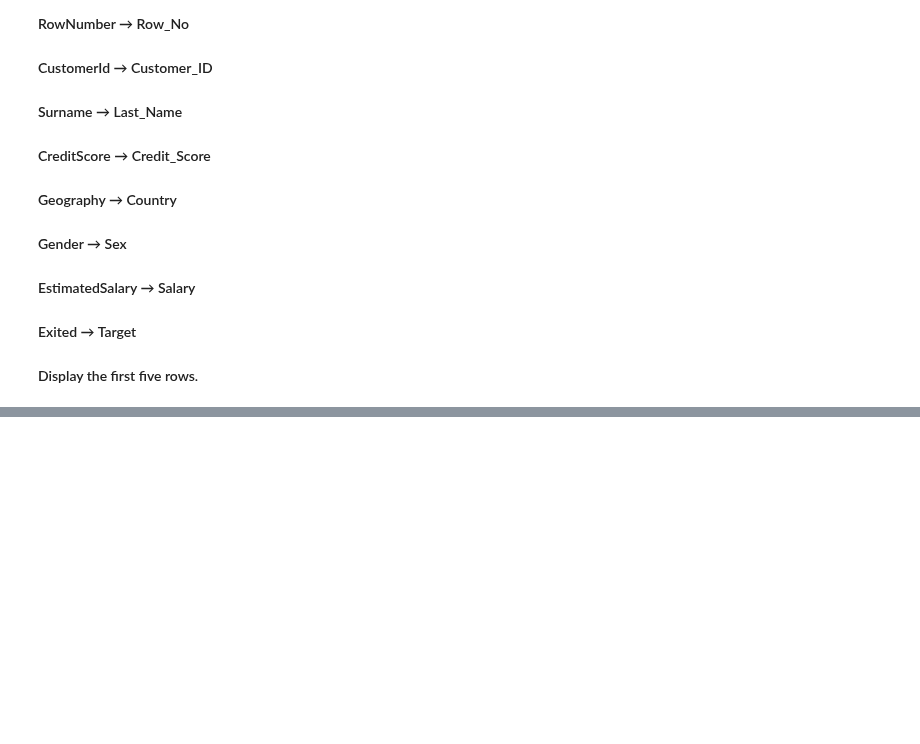
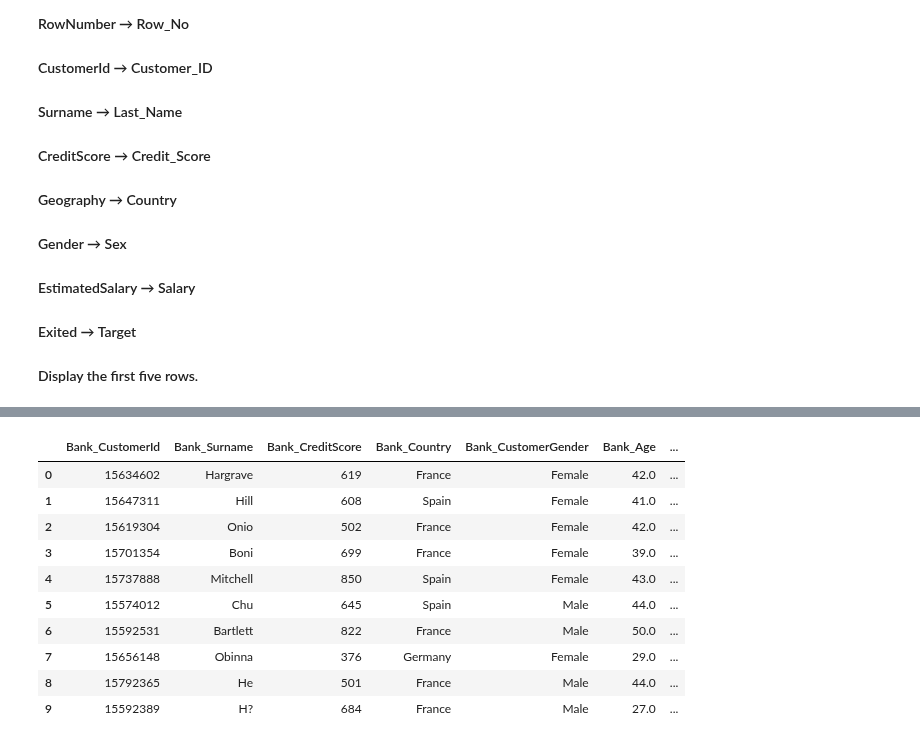
Before and after one commit to rohitdeore2151/python-daily-task, a Jupyter notebook: Task 31 Pandas Method 06.08.26.ipynb, the cells around one changed output, grey strips where cells are left out. Cells and saved outputs as stored; diff of their text form; code cells hidden in the pictures; blank space fills up the shorter version.

```diff
--- a/Task 31 Pandas Method 06.08.26.ipynb
+++ b/Task 31 Pandas Method 06.08.26.ipynb
@@ -341,0 +502,8 @@ NameError: name 'df' is not defined
+# %%
+df = df.drop_duplicates()
+
+df = df.rename(columns={"Exited": "Target"})
+
+df["Target"] = df["Target"].astype(str)
+
+df.info()
@@ -341,0 +536,25 @@ NameError: name 'df' is not defined
+# %%
+df_copy = df.copy()
+
+df_copy = df_copy.rename(columns={
+    "Gender": "CustomerGender",
+    "Geography": "Country"
+})
+
+df_copy = df_copy.add_prefix("Bank_")
+
+df_copy = df_copy.drop(columns=["Bank_RowNumber"])
+
+df_copy.head(10)
+# %% [output]
+|  | Bank_CustomerId | Bank_Surname | Bank_CreditScore | Bank_Country | Bank_CustomerGender | Bank_Age | ... |
+| 0 | 15634602 | Hargrave | 619 | France | Female | 42.0 | ... |
+| 1 | 15647311 | Hill | 608 | Spain | Female | 41.0 | ... |
+| 2 | 15619304 | Onio | 502 | France | Female | 42.0 | ... |
+| 3 | 15701354 | Boni | 699 | France | Female | 39.0 | ... |
+| 4 | 15737888 | Mitchell | 850 | Spain | Female | 43.0 | ... |
+| 5 | 15574012 | Chu | 645 | Spain | Male | 44.0 | ... |
+| 6 | 15592531 | Bartlett | 822 | France | Male | 50.0 | ... |
+| 7 | 15656148 | Obinna | 376 | Germany | Female | 29.0 | ... |
+| 8 | 15792365 | He | 501 | France | Male | 44.0 | ... |
+| 9 | 15592389 | H? | 684 | France | Male | 27.0 | ... |
```
Also changed, not shown: parts of 18 cells of this notebook.
